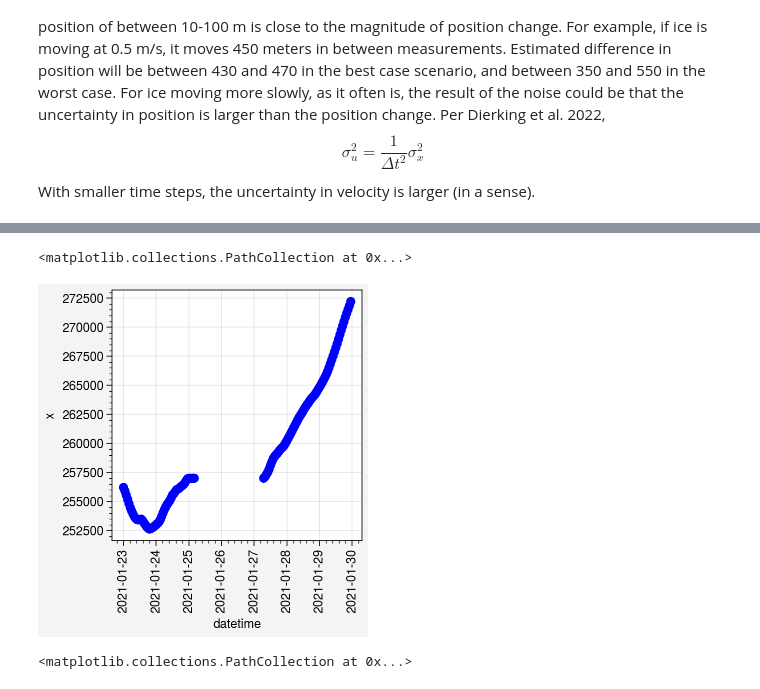
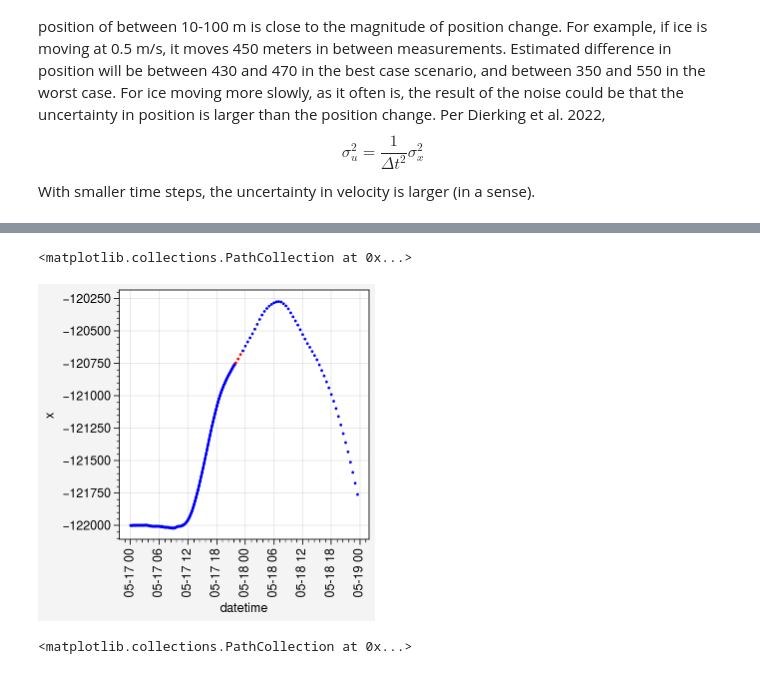
Before and after one commit to danielmwatkins/icedrift, a Jupyter notebook: notebooks/Buoy processing pipeline.ipynb, the cells around one changed output, grey strips where cells are left out. Drawn from its saved outputs; the diff is of its cells as text; code cells hidden in the pictures.

```diff
--- a/notebooks/Buoy processing pipeline.ipynb
+++ b/notebooks/Buoy processing pipeline.ipynb
@@ -207,6 +207,8 @@ for buoy in buoy_data:
     date = buoy_data[buoy].index.to_series()
     time_till_next = date.shift(-1) - date
     time_since_last = date - date.shift(1)
-    f = (time_since_last.dt.total_seconds()).rolling('7D', ).median()
-    buoy_data[buoy]['fwd_endpoint'] = (time_till_next - time_since_last).dt.total_seconds() > 2*f
-    buoy_data[buoy]['bwd_endpoint'] = (time_since_last - time_till_next).dt.total_seconds() > 2*f
+
+    buoy_data[buoy]['fwd_endpoint'] = time_till_next.dt.total_seconds() > \
+            2*(time_till_next.dt.total_seconds()).rolling(7, ).median()
+    buoy_data[buoy]['bwd_endpoint'] = time_since_last.dt.total_seconds() > \
+            2*(time_since_last.dt.total_seconds()).rolling(7, ).median()
@@ -213,10 +236,18 @@ for buoy in buoy_data:
+# %%
+buoy = '2020P217'
+date = buoy_data[buoy].index.to_series()
+time_till_next = date.shift(-1) - date
+time_since_last = date - date.shift(1)
+
+#time_since_last.dt.total_seconds().plot(color='purple')
 # %%
 fig, ax = pplt.subplots()
-timeslice=slice('2021-01-23', '2021-01-29')
-ax.scatter(buoy_data[buoy].x.loc[timeslice], c=buoy_data[buoy]['bwd_endpoint'].loc[timeslice].astype(int), cmap='bwr')
+timeslice=slice('2020-05-17', '2020-05-18/')
+ax.scatter(buoy_data[buoy].x.loc[timeslice], markersize=2,
+           c=buoy_data[buoy]['fwd_endpoint'].loc[timeslice].astype(int), cmap='bwr')
 # %% [output]
 <matplotlib.collections.PathCollection at 0x...>
-[figure, old version]
+[figure, new version]
 # %%
 data = []
 for buoy in buoy_data:
```
Also changed, not shown: parts of 1 cell of this notebook.
